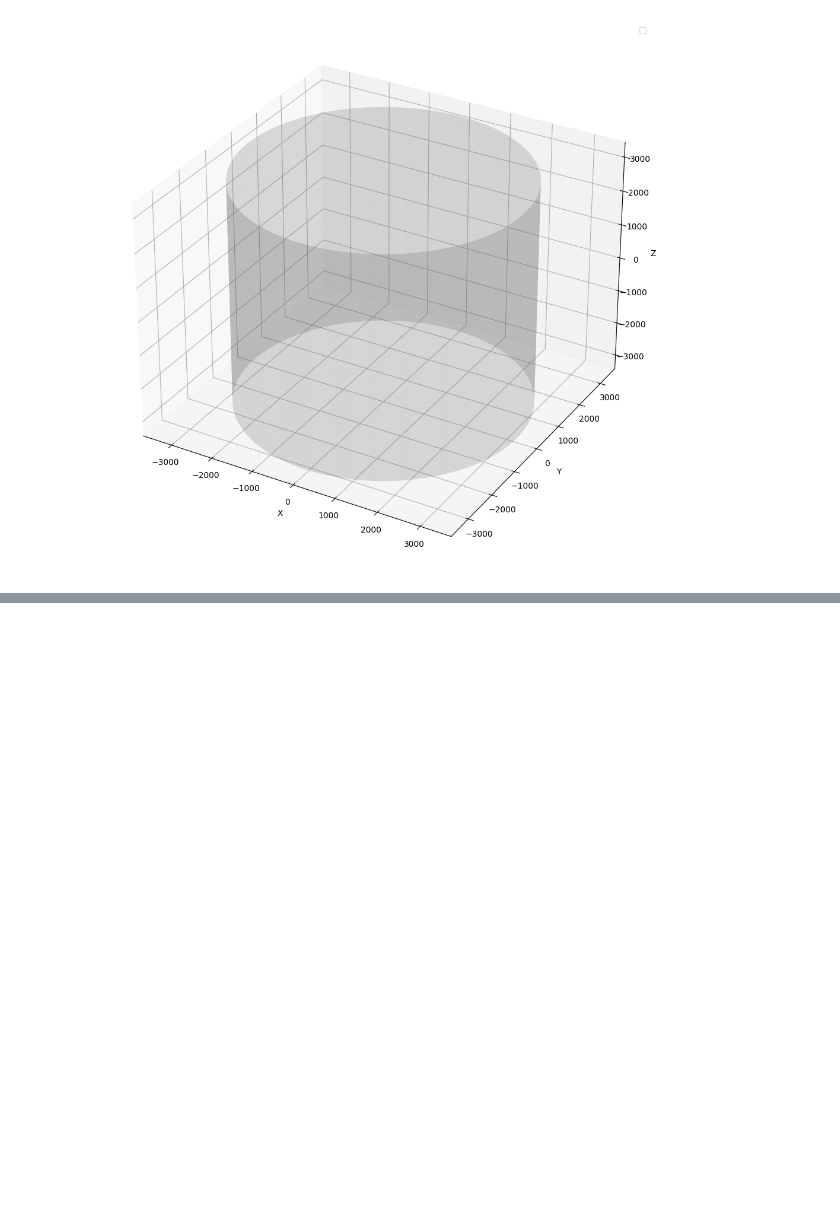
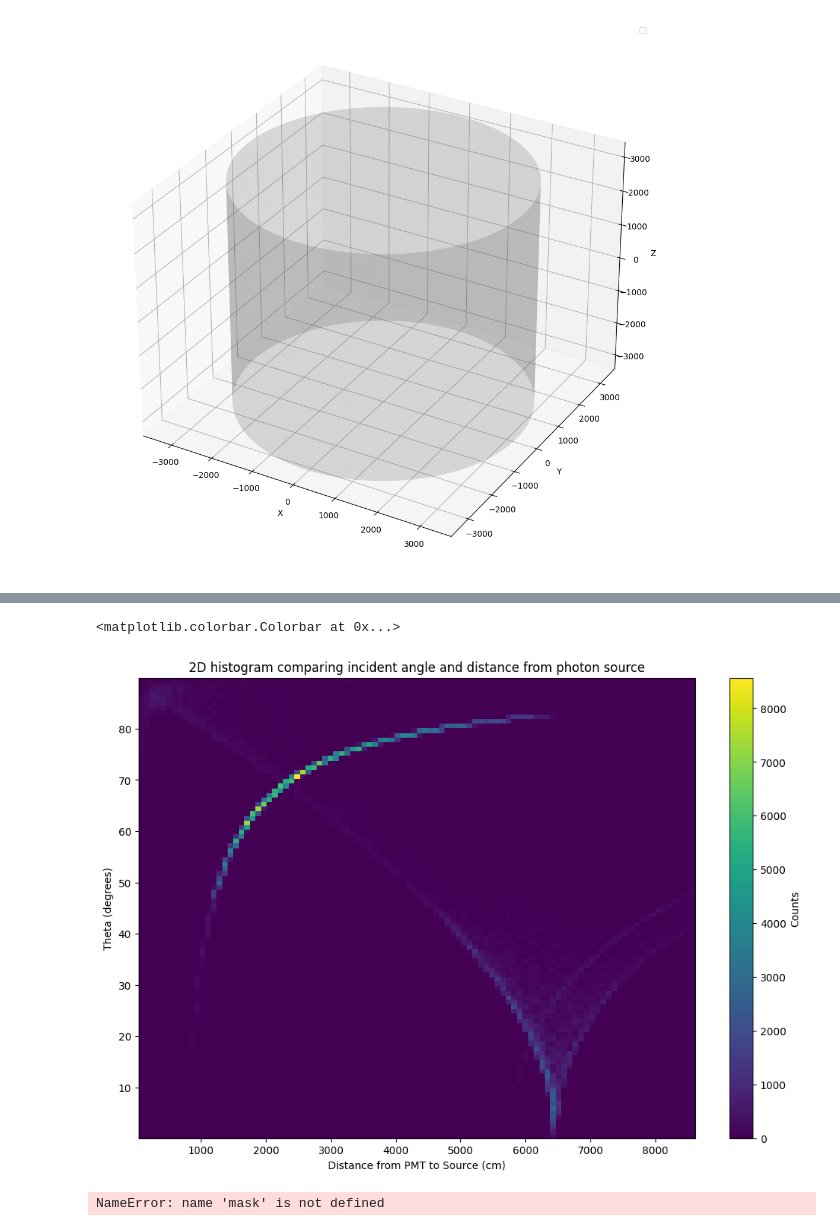
Before and after one commit to kpulido444/HKPMTcalibration, a Jupyter notebook: exploration.ipynb, the cells around one changed output, grey strips where cells are left out. Cells and saved outputs as stored; diff of their text form; code cells hidden in the pictures; blank space fills up the shorter version.

Commit message:
made function to find incident angle of photons

```diff
--- a/exploration.ipynb
+++ b/exploration.ipynb
@@ -200,0 +299,8 @@ plt.show()
+# %%
+pmt_hit_df = hit_df[hit_df["pmt_id"]==13007]
+
+x1 = pmt_hit_df["posX"].iloc[0]
+y1 = pmt_hit_df["posY"].iloc[0]
+z1 = pmt_hit_df["posZ"].iloc[0]
+
+print(x1, y1, z1)
@@ -200,0 +524,25 @@ plt.show()
+# %%
+plt.figure(figsize=(12,8))
+
+plt.hist2d(np.concatenate(center_distances), np.concatenate(thetas), bins=100)
+
+plt.xlabel("Distance from PMT to Source (cm)")
+plt.title("2D histogram comparing incident angle and distance from photon source")
+plt.ylabel("Theta (degrees)")
+plt.colorbar(label="Counts")
+# %% [output]
+<matplotlib.colorbar.Colorbar at 0x...>
+[figure, added]
+# %%
+
+
+for xs, ys, zs, xe, ye, ze, theta in zip(
+        x_starts[mask], y_starts[mask], z_starts[mask],
+        x_ends[mask], y_ends[mask], z_ends[mask],
+        thetas[mask]):
+
+    print(f"start=({xs:.2f},{ys:.2f},{zs:.2f})  "
+          f"end=({xe:.2f},{ye:.2f},{ze:.2f})  "
+          f"theta={theta:.2f}")
+# %% [output]
+NameError: name 'mask' is not defined
```
Also changed, not shown: parts of 11 cells of this notebook.
